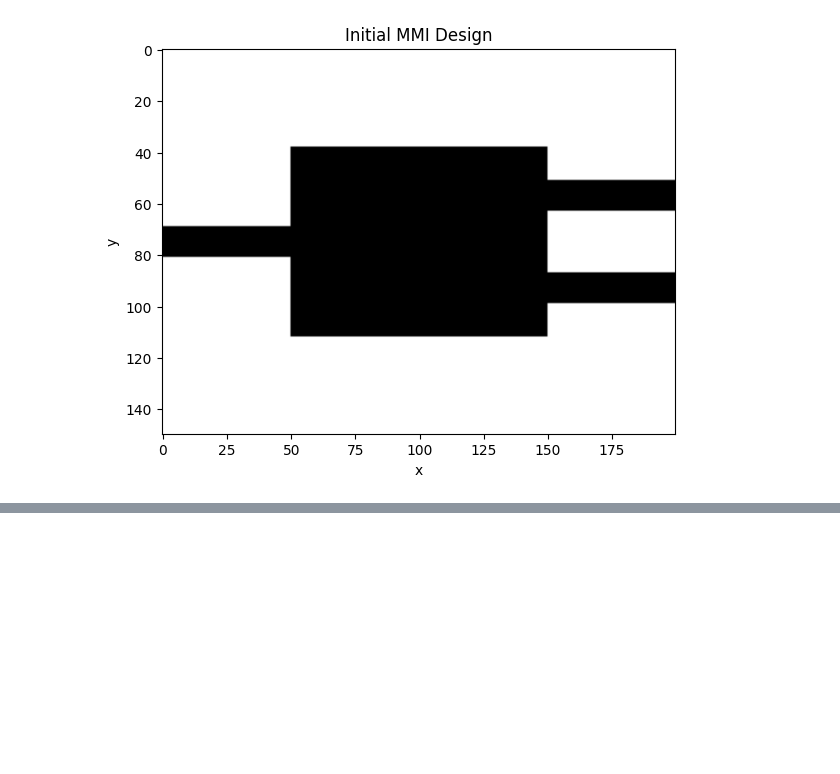
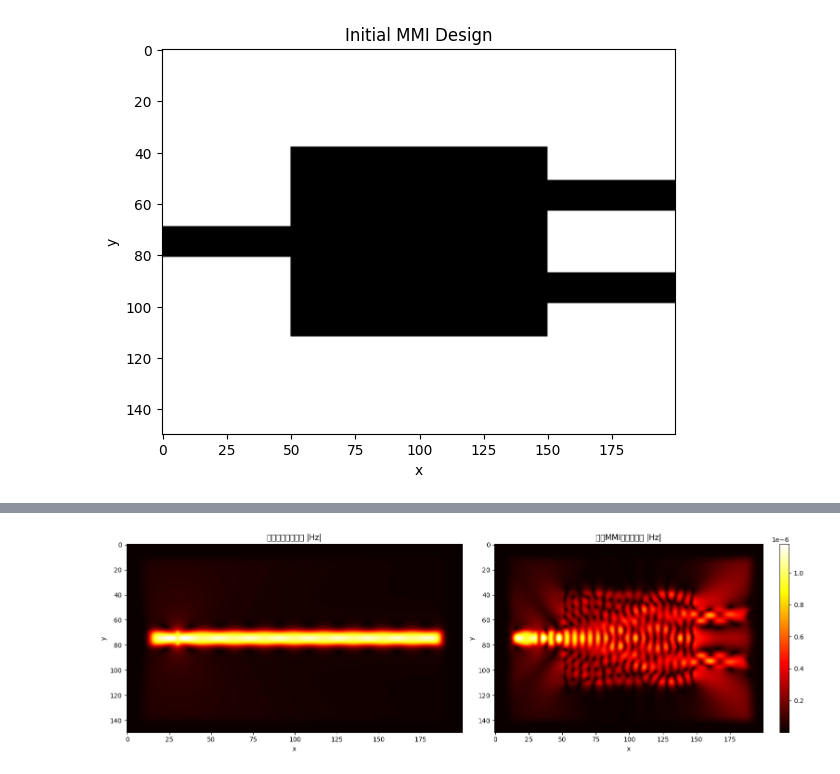
Before and after one commit to xsdgm/nixiangsheji, a Jupyter notebook: training/MMI.ipynb, the cells around one changed output, grey strips where cells are left out. Drawn from its saved outputs; the diff is of its cells as text; code cells hidden in the pictures; blank space fills up the shorter version.

```diff
--- a/training/MMI.ipynb
+++ b/training/MMI.ipynb
@@ -87,3 +68,70 @@ plt.ylabel('y')
 plt.show()
 # %% [output]
 [figure]
+# %%
+# =======================================================
+# 步骤 1: 建立输入功率的参考基准
+# =======================================================
+# 为了准确计算效率(总传输率)，我们需要一个可靠的输入功率基准。
+# 最佳实践是：仿真一个与 MMI 等长的、无反射的“理想”器件(即直波导)，
+# 测量其输出功率。这个值将作为我们衡量所有设计的“100%输入功率”基准。
+
+print("正在计算输入功率的参考基准...")
+
+# 创建一个直波导结构
+epsr_straight = np.ones((nx, ny), dtype=np.float32) * epsr_background
+epsr_straight[:, input_wg_y_start:input_wg_y_end] = epsr_si
+F_straight = fdfd_ez(omega, dl, epsr_straight, npml=[npml, npml])
+source_straight = insert_mode(omega, dl, npml + 10,
+                              np.arange(input_wg_y_start, input_wg_y_end),
+                              epsr_straight, npml=npml, m=1)
+_, _, Hz_ref = F_straight.solve(source_straight)
+power_in_reference = np.sum(np.abs(Hz_ref[nx - npml - 10, input_wg_y_start:input_wg_y_end])**2)
+
+print(f"计算完成！参考输入功率 (Power In Reference) = {power_in_reference:.4e}")
+
+# =======================================================
+# 步骤 2: 仿真和评估初始全硅方案
+# =======================================================
+print("\n对初始全硅设计进行基准测试...")
+
+# 为初始设计创建一个独立的、干净的仿真对象，避免状态污染
+# `epsr` 变量是在上一个单元格中定义的初始全硅结构
+F_init_benchmark = fdfd_ez(omega, dl, epsr, npml=[npml, npml])
+source_init = insert_mode(omega, dl, npml + 10,
+                          np.arange(input_wg_y_start, input_wg_y_end),
+                          epsr, npml=npml, m=1)
+# 使用这个干净的仿真对象进行求解
+_, _, Hz_init = F_init_benchmark.solve(source_init)
+
+# 计算输出功率
+power_out1_init = np.sum(np.abs(Hz_init[nx - npml - 10, output_wg1_y_start:output_wg1_y_end])**2)
+power_out2_init = np.sum(np.abs(Hz_init[nx - npml - 10, output_wg2_y_start:output_wg2_y_end])**2)
+
+# 使用参考基准计算真实传输率
+T1_init_true = power_out1_init / power_in_reference
+T2_init_true = power_out2_init / power_in_reference
+total_T_init_true = T1_init_true + T2_init_true
+
+print("\n" + "="*40)
+print("初始设计真实性能评估")
+print("="*40)
+print(f"端口 1 真实传输率: {T1_init_true:.4f} ({T1_init_true*100:.2f}%)")
+print(f"端口 2 真实传输率: {T2_init_true:.4f} ({T2_init_true*100:.2f}%)")
+print(f"真实总传输率 (效率): {total_T_init_true:.4f} ({total_T_init_true*100:.2f}%)")
+print(f"分光不平衡度: {np.abs(T1_init_true - T2_init_true):.4f}")
+print("="*40)
+print("\n结论：初始设计的真实效率较低，为强化学习优化提供了巨大的提升空间。")
+
+# 可视化场分布
+fig, axes = plt.subplots(1, 2, figsize=(16, 5))
+axes[0].imshow(np.abs(Hz_ref.T), cmap='hot', aspect='auto')
+axes[0].set_title('参考直波导场分布 |Hz|')
+axes[0].set_xlabel('x'); axes[0].set_ylabel('y')
+im1 = axes[1].imshow(np.abs(Hz_init.T), cmap='hot', aspect='auto')
+axes[1].set_title('初始MMI设计场分布 |Hz|')
+axes[1].set_xlabel('x'); axes[1].set_ylabel('y')
+fig.colorbar(im1, ax=axes[1])
+plt.tight_layout()
+plt.show()
+# %% [output]
@@ -90,3 +153,4 @@ plt.show()
+[figure, added]
 # %%
 import gymnasium as gym
 from gymnasium import spaces
```
Also changed, not shown: parts of 10 cells of this notebook.
